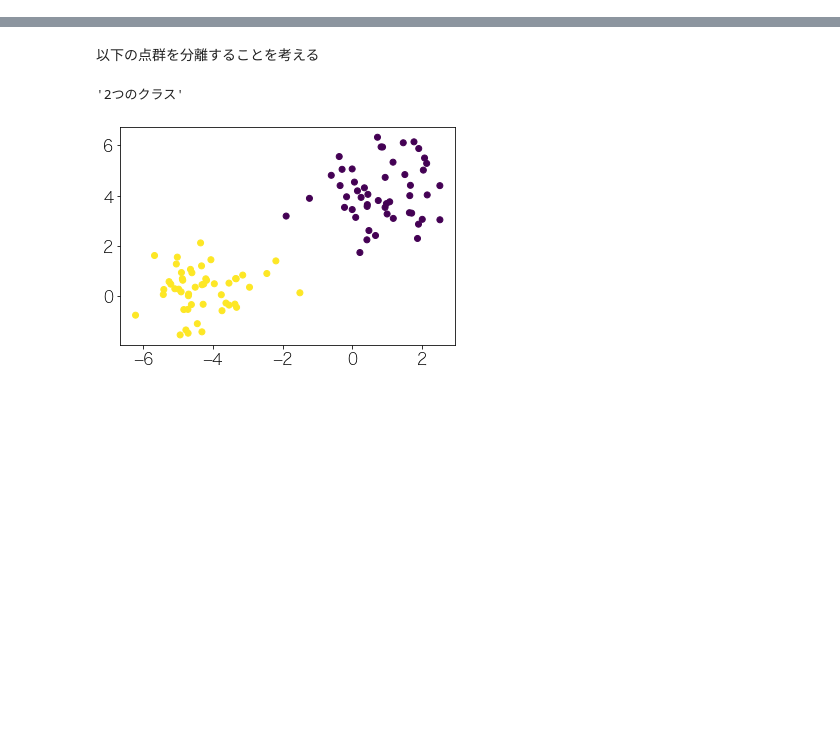
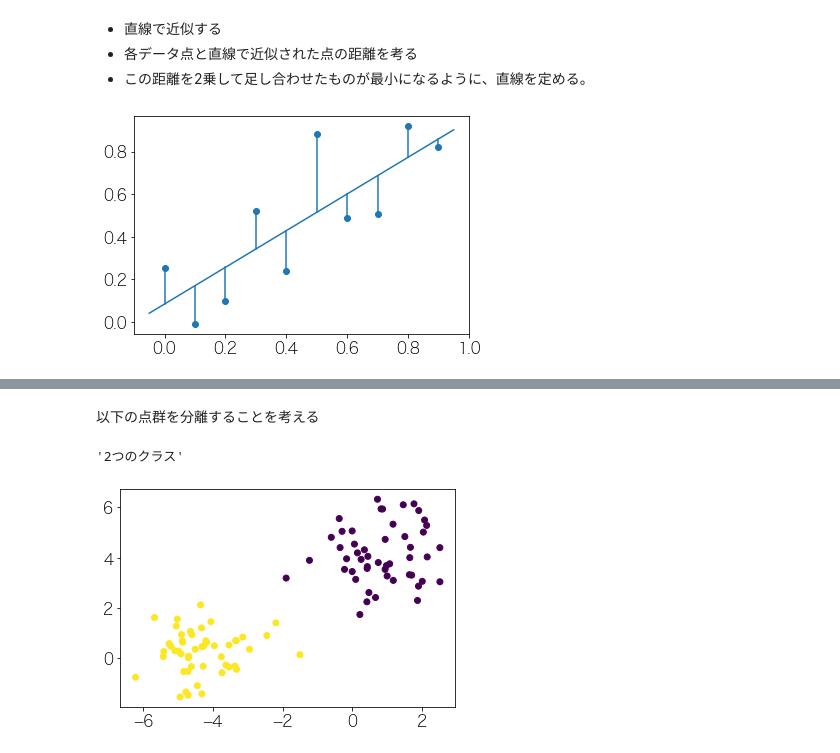
Before and after one commit to HidemotoNakada/j-techno, a Jupyter notebook: parts/2.2.2 線形モデル.ipynb, the cells around one changed output, grey strips where cells are left out. Drawn from its saved outputs; the diff is of its cells as text; code cells hidden in the pictures; blank space fills up the shorter version.

```diff
--- a/parts/2.2.2 線形モデル.ipynb
+++ b/parts/2.2.2 線形モデル.ipynb
@@ -6,0 +36,20 @@
+# %% [markdown]
+- 直線で近似する
+- 各データ点と直線で近似された点の距離を考る
+- この距離を2乗して足し合わせたものが最小になるように、直線を定める。
+# %%
+# hide
+mdl = LinearRegression()
+mdl.fit(X, y)
+def draw_line(ax, start, end):
+    line = Line2D([start[0], end[0]], [start[1], end[1]])
+    ax.add_line(line)
+ax = plt.gca()
+ax.scatter(X[:,0], y)
+X0 = np.arange(-0.05, 1.05, 0.1)
+ax.plot(X0,  X0 * mdl.coef_ + mdl.intercept_)
+for x, y in zip(X[:, 0], y):
+    draw_line(ax, (x, y), (x, x * mdl.coef_[0] + mdl.intercept_))
+ax.xlim(0.05, 1.05)
+# %% [output]
+[figure, added]
```
Also changed, not shown: parts of 29 cells of this notebook, 14 other files.
